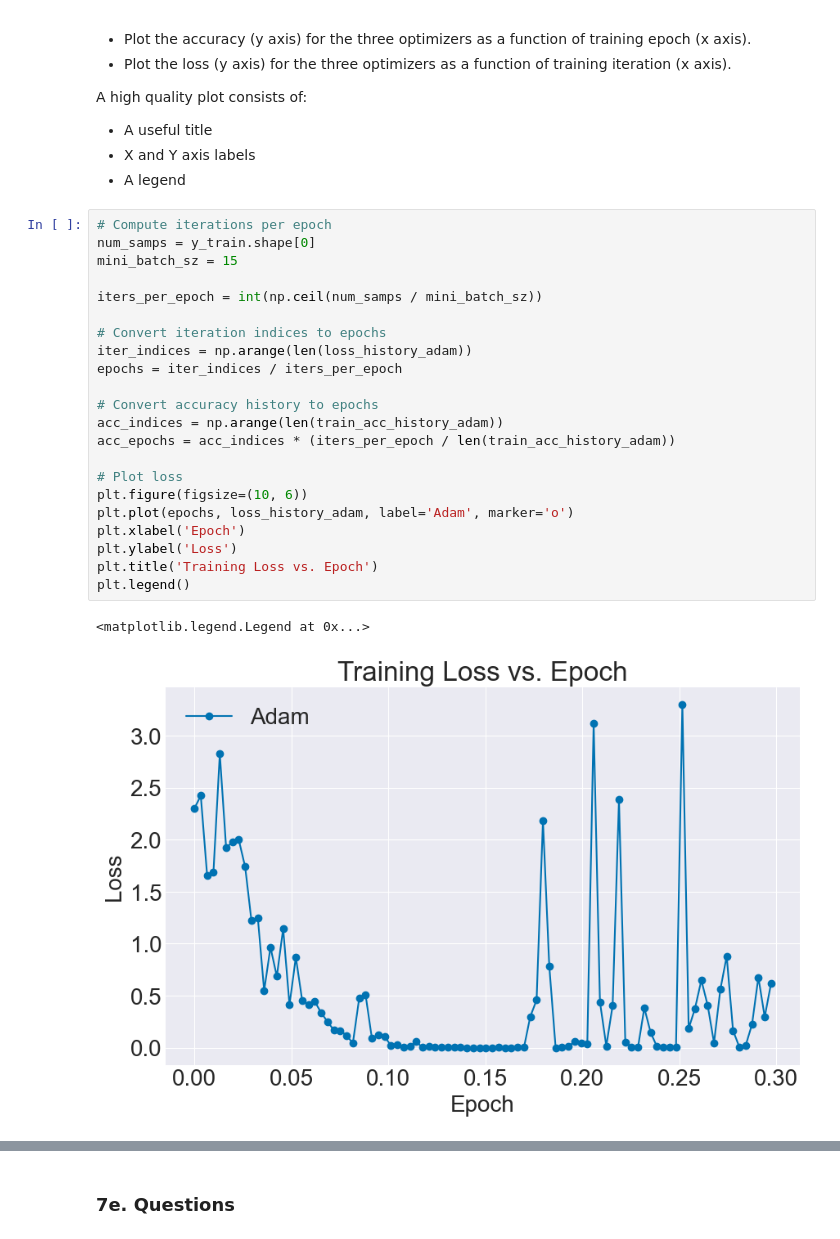
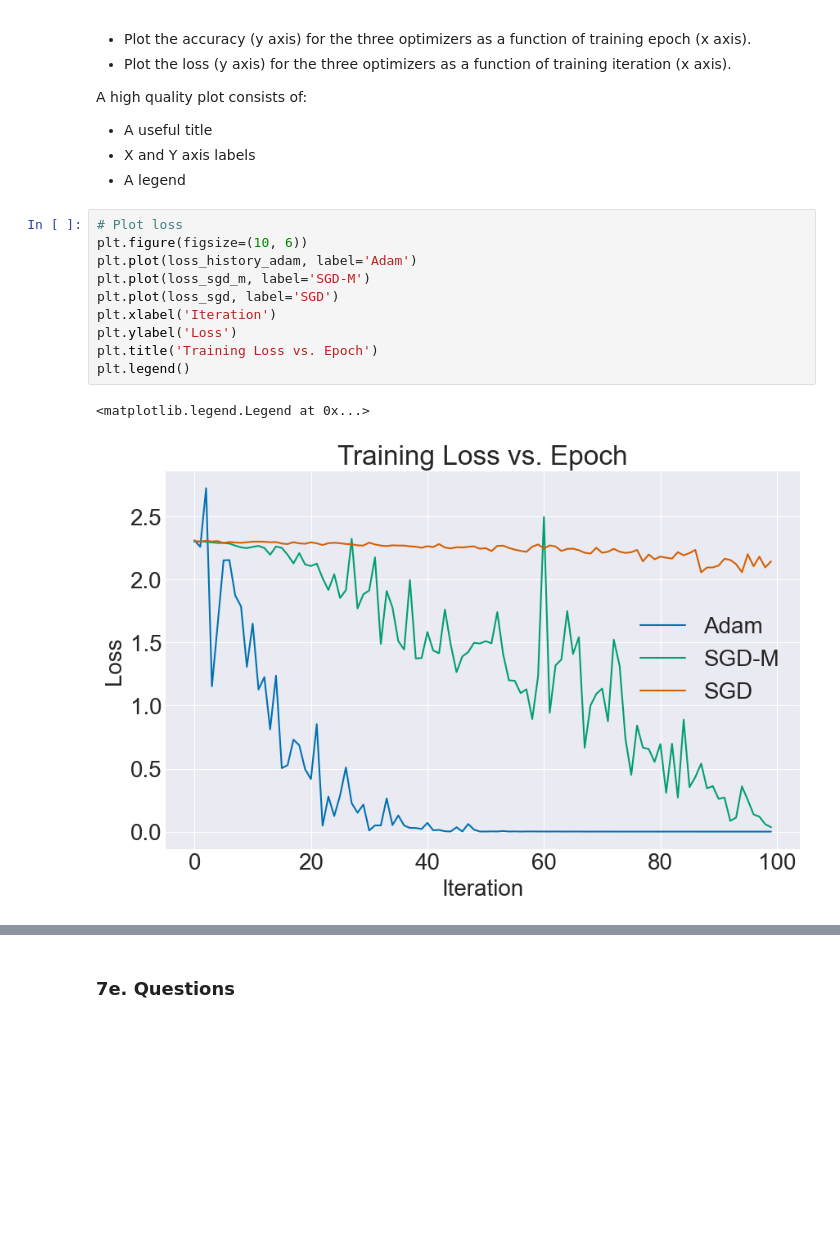
Before and after one commit to ngoclinhp842/cnn_with_stl10, a Jupyter notebook: project3/optimize_and_train_cnn.ipynb, the cells around one changed output, grey strips where cells are left out. Drawn from its saved outputs; the diff is of its cells as text; blank space fills up the shorter version.

```diff
--- a/project3/optimize_and_train_cnn.ipynb
+++ b/project3/optimize_and_train_cnn.ipynb
@@ -355,30 +364,18 @@ A high quality plot consists of:
 - X and Y axis labels
 - A legend
 # %%
-# Compute iterations per epoch
-num_samps = y_train.shape[0]
-mini_batch_sz = 15
-
-iters_per_epoch = int(np.ceil(num_samps / mini_batch_sz))
-
-# Convert iteration indices to epochs
-iter_indices = np.arange(len(loss_history_adam))
-epochs = iter_indices / iters_per_epoch
-
-# Convert accuracy history to epochs
-acc_indices = np.arange(len(train_acc_history_adam))
-acc_epochs = acc_indices * (iters_per_epoch / len(train_acc_history_adam))
-
 # Plot loss
 plt.figure(figsize=(10, 6))
-plt.plot(epochs, loss_history_adam, label='Adam', marker='o')
-plt.xlabel('Epoch')
+plt.plot(loss_history_adam, label='Adam')
+plt.plot(loss_sgd_m, label='SGD-M')
+plt.plot(loss_sgd, label='SGD')
+plt.xlabel('Iteration')
 plt.ylabel('Loss')
 plt.title('Training Loss vs. Epoch')
 plt.legend()
 # %% [output]
 <matplotlib.legend.Legend at 0x...>
-[figure, old version]
+[figure, new version]
 # %%
 # Plot accuracy
 plt.figure(figsize=(10, 6))
```
Also changed, not shown: parts of 22 cells of this notebook, 1 other file.
